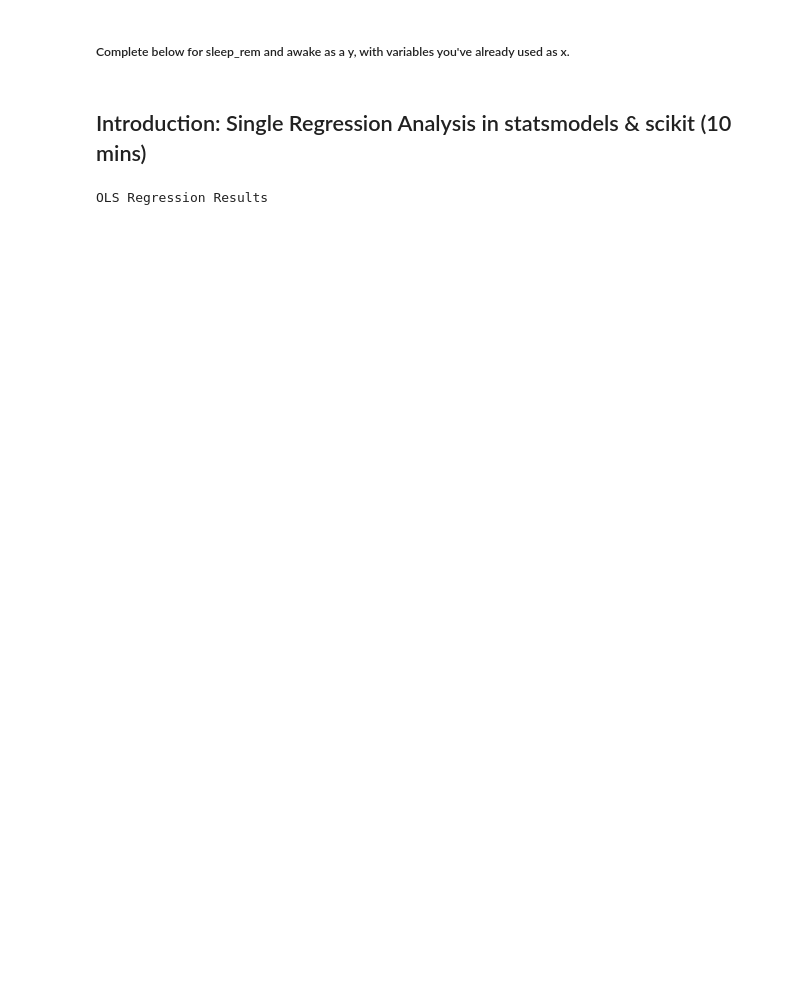
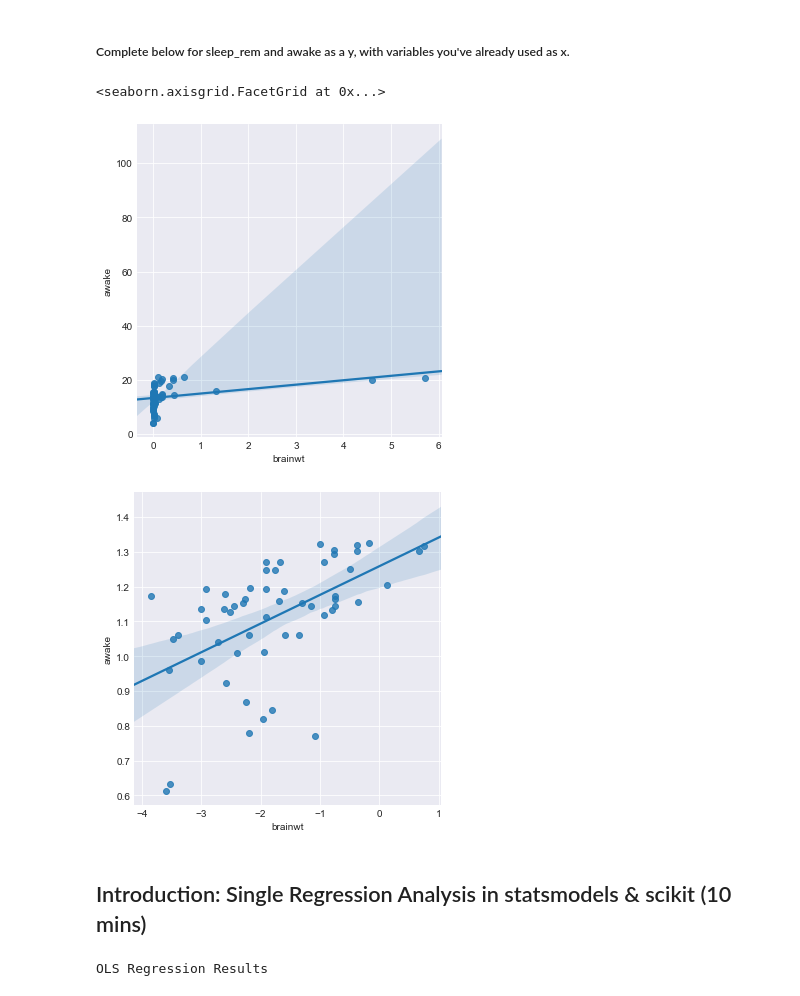
Before and after one commit to judesgit/GA-Data_Science, a Jupyter notebook: lessons/lesson-06/code/starter-code/starter-code-6.ipynb, the cells around one changed output. Cells and saved outputs as stored; diff of their text form; code cells hidden in the pictures; blank space fills up the shorter version.

```diff
--- a/lessons/lesson-06/code/starter-code/starter-code-6.ipynb
+++ b/lessons/lesson-06/code/starter-code/starter-code-6.ipynb
@@ -66,6 +79,19 @@ sns.lmplot('bodywt', 'awake', log_mammals)
 # %%
 sns.lmplot(x, y, mammals)
 sns.lmplot(x, y, log_mammals)
+# %%
+log_columns = ['bodywt', 'brainwt', 'awake', 'sleep_rem']
+log_mammals = mammals.copy()
+log_mammals[log_columns] = log_mammals[log_columns].apply(np.log10)
+
+x = 'brainwt'
+y = 'awake'
+sns.lmplot(x,y,mammals)
+sns.lmplot(x,y,log_mammals)
+# %% [output]
+<seaborn.axisgrid.FacetGrid at 0x...>
+[figure, added]
+[figure, added]
 # %% [markdown]
 ## Introduction: Single Regression Analysis in statsmodels & scikit (10 mins)
 # %%
```
Also changed, not shown: parts of 6 cells of this notebook.
